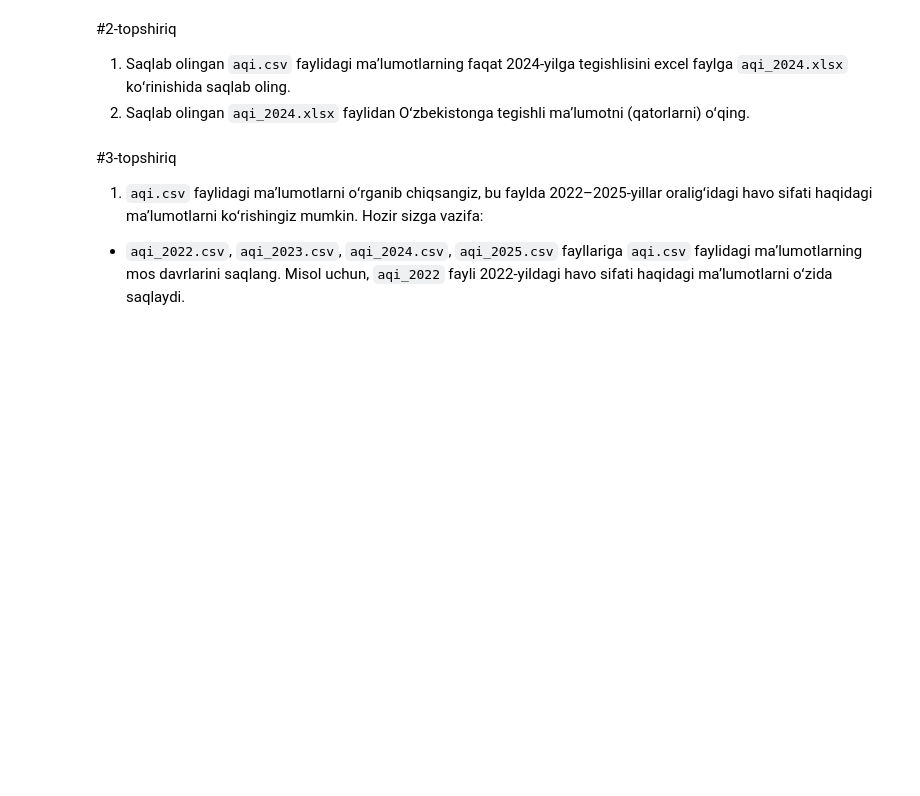
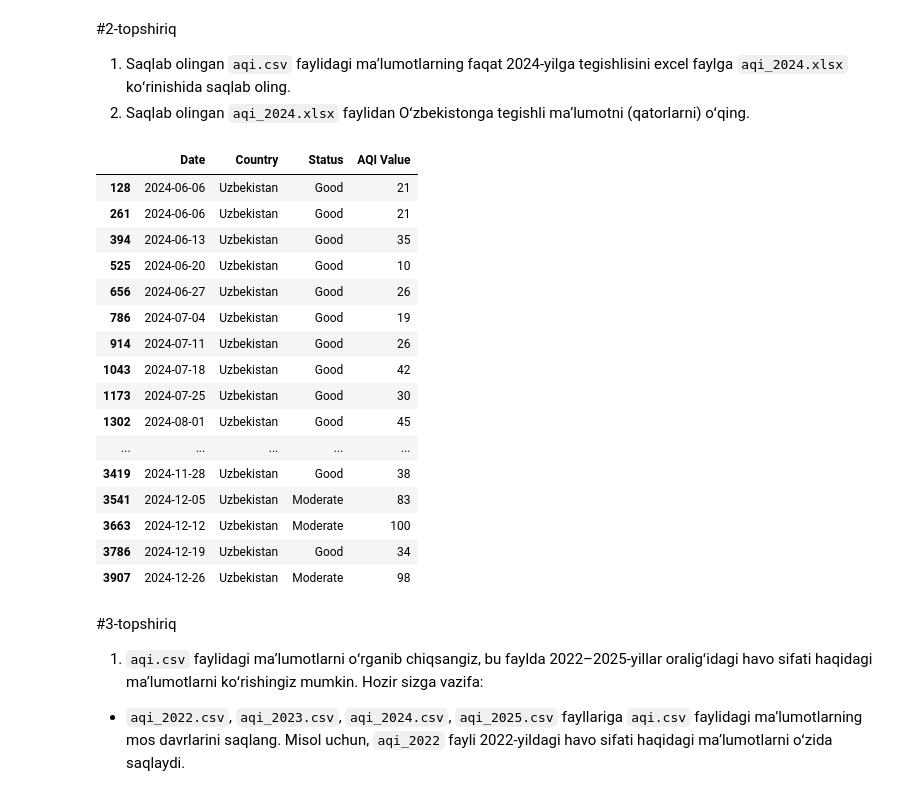
Before and after one commit to IlyasNasirov/notebook, a Jupyter notebook: 10_MAʼLUMOTLARGA_ISHLOV_BERISH_10_5.ipynb, the cells around one changed output. Cells and saved outputs as stored; diff of their text form; code cells hidden in the pictures; blank space fills up the shorter version.

```diff
--- a/10_MAʼLUMOTLARGA_ISHLOV_BERISH_10_5.ipynb
+++ b/10_MAʼLUMOTLARGA_ISHLOV_BERISH_10_5.ipynb
@@ -34,3 +49,24 @@ url = "https://raw.githubusercontent.com/alishermutalov/praktikum-datasets/refs/
+# %%
+df_uz = pd.read_excel('aqi_2024.xlsx')
+df_uz[df_uz['Country']=='Uzbekistan']
+# %% [output]
+|  | Date | Country | Status | AQI Value |
+| 128 | 2024-06-06 | Uzbekistan | Good | 21 |
+| 261 | 2024-06-06 | Uzbekistan | Good | 21 |
+| 394 | 2024-06-13 | Uzbekistan | Good | 35 |
+| 525 | 2024-06-20 | Uzbekistan | Good | 10 |
+| 656 | 2024-06-27 | Uzbekistan | Good | 26 |
+| 786 | 2024-07-04 | Uzbekistan | Good | 19 |
+| 914 | 2024-07-11 | Uzbekistan | Good | 26 |
+| 1043 | 2024-07-18 | Uzbekistan | Good | 42 |
+| 1173 | 2024-07-25 | Uzbekistan | Good | 30 |
+| 1302 | 2024-08-01 | Uzbekistan | Good | 45 |
+| ... | ... | ... | ... | ... |
+| 3419 | 2024-11-28 | Uzbekistan | Good | 38 |
+| 3541 | 2024-12-05 | Uzbekistan | Moderate | 83 |
+| 3663 | 2024-12-12 | Uzbekistan | Moderate | 100 |
+| 3786 | 2024-12-19 | Uzbekistan | Good | 34 |
+| 3907 | 2024-12-26 | Uzbekistan | Moderate | 98 |
 # %% [markdown]
 #3-topshiriq
 1. `aqi.csv` faylidagi maʼlumotlarni oʻrganib chiqsangiz, bu faylda 2022–2025-yillar oraligʻidagi havo sifati haqidagi maʼlumotlarni koʻrishingiz mumkin. Hozir sizga vazifa:
```
Also changed, not shown: parts of 6 cells of this notebook.
